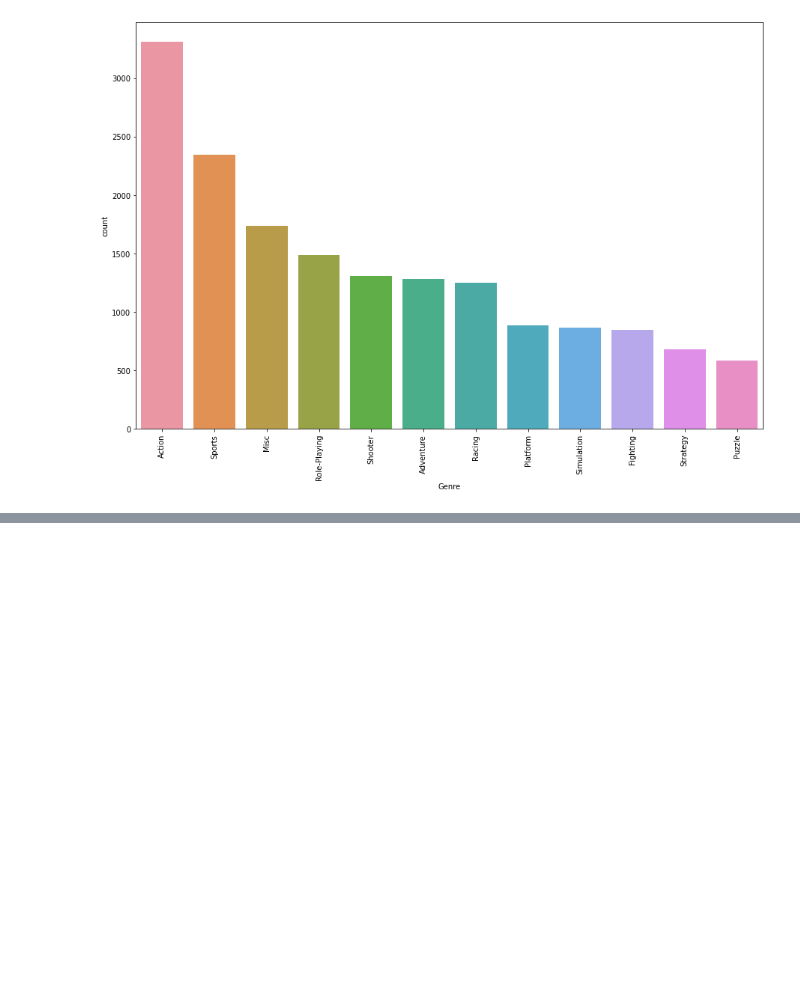
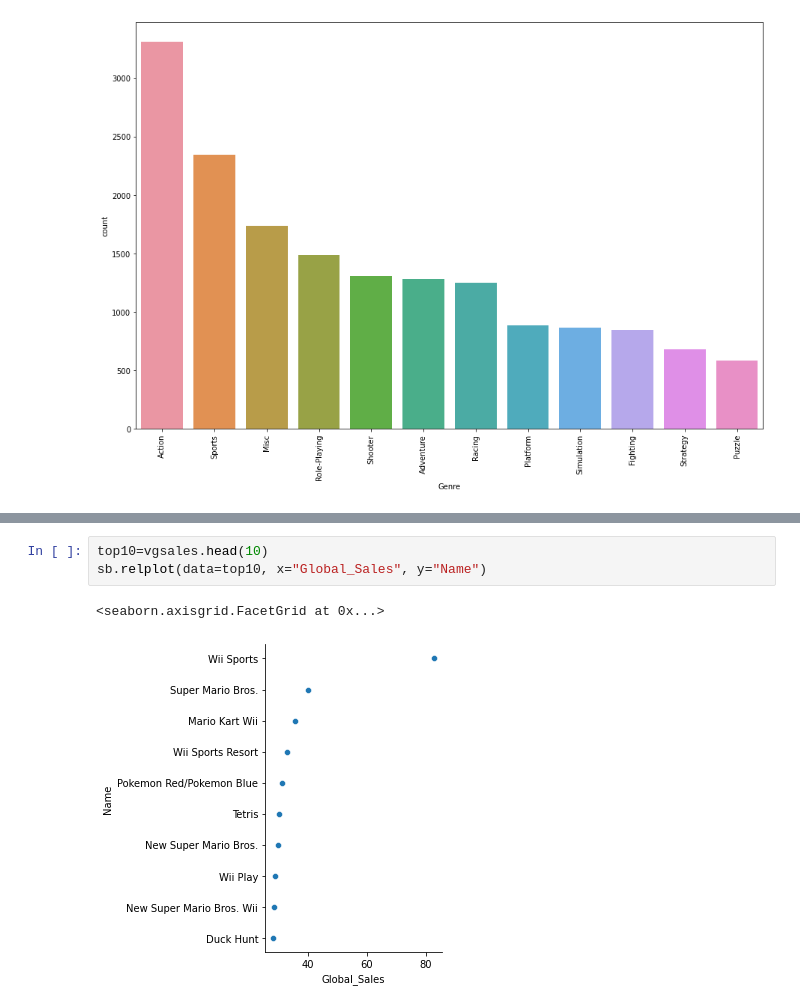
Before and after one commit to Jogroe/Cours-python, a Jupyter notebook: vgsales.ipynb, the cells around one changed output, grey strips where cells are left out. Drawn from its saved outputs; the diff is of its cells as text; blank space fills up the shorter version.

```diff
--- a/vgsales.ipynb
+++ b/vgsales.ipynb
@@ -80,3 +83,9 @@ plt.xticks(rotation=90)
 (array([ 0,  1,  2,  3,  4,  5,  6,  7,  8,  9, 10, 11, 12, 13, 14, 15, 16,
         17, 18, 19]), <a list of 20 Text major ticklabel objects>)
 [figure]
+# %%
+top10=vgsales.head(10)
+sb.relplot(data=top10, x="Global_Sales", y="Name")
+# %% [output]
+<seaborn.axisgrid.FacetGrid at 0x...>
+[figure, added]
```
Also changed, not shown: parts of 7 cells of this notebook.
